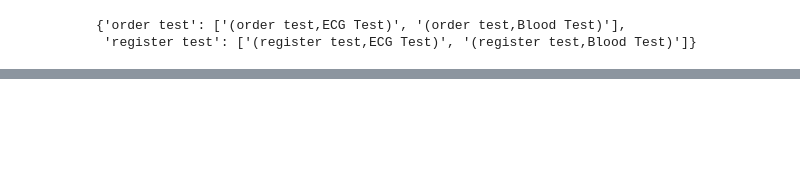
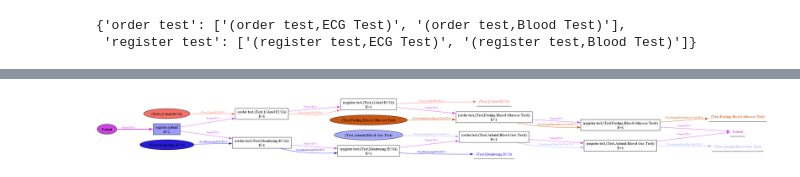
Before and after one commit to shahrzadkhayatbashi/olap-operations4ocel, a Jupyter notebook: running-example/notebooks/demo.ipynb, the cells around one changed output, grey strips where cells are left out. Drawn from its saved outputs; the diff is of its cells as text; code cells hidden in the pictures; blank space fills up the shorter version.

```diff
--- a/running-example/notebooks/demo.ipynb
+++ b/running-example/notebooks/demo.ipynb
@@ -98,0 +108,15 @@ pm4py.view_ocdfg(rolled_up_ocdfg, annotation='frequency', format='png')
+# %%
+# Drill down
+drilled_down_ocel = ocelhelper.drill_down(ocel, selected_ot, selected_att)
+
+# Unfold
+unfolded_ocel=drilled_down_ocel
+etypes = ['order test', 'register test']
+for ot in list(drilled_down_ocel.objects[drilled_down_ocel.objects['ocel:type'].str.startswith('(')]['ocel:type'].unique()):
+    for et in etypes:
+        unfolded_ocel = ocelhelper.unfold(unfolded_ocel, et ,ot)
+
+unfolded_ocdfg = pm4py.discover_ocdfg(unfolded_ocel)
+pm4py.view_ocdfg(unfolded_ocdfg, annotation='frequency', format='png')
+# %% [output]
+[figure, added]
```
Also changed, not shown: parts of 19 cells of this notebook.
